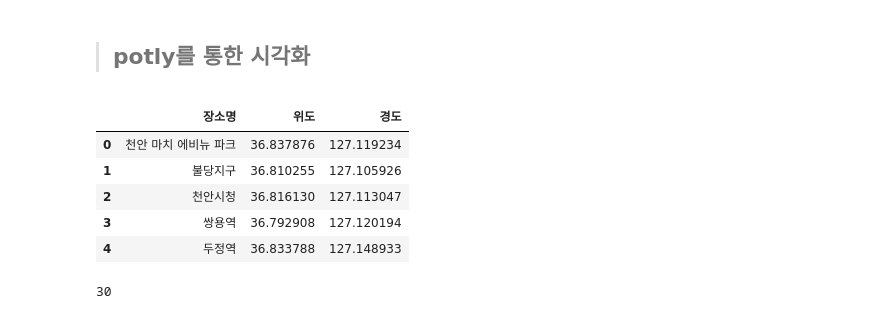
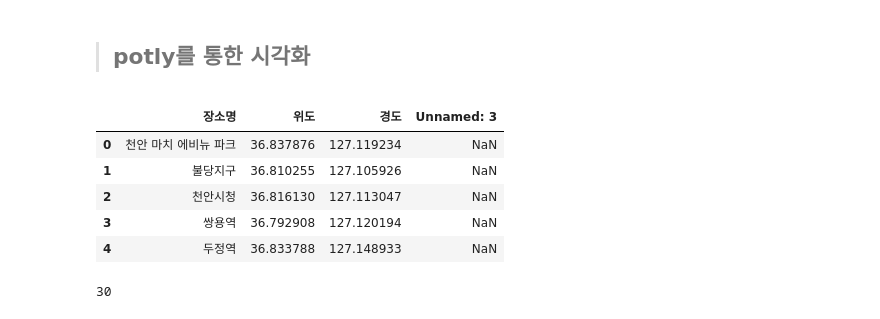
Before and after one commit to LGHelloVisionProj/Data_Visualization, a Jupyter notebook: Final/정리_Final_window.ipynb, the cells around one changed output. Drawn from its saved outputs; the diff is of its cells as text; code cells hidden in the pictures.

```diff
--- a/Final/정리_Final_window.ipynb
+++ b/Final/정리_Final_window.ipynb
@@ -1485,15 +1420,16 @@ data_cp['default_marker_size'] = 100
 
 # df = data_bus_station_merge.copy()
 # %%
-ground_truth = pd.read_csv('./천안시예상정류장설치장소CSV.csv')
+# 천안시의 자전거 정류소와 비교해볼 천안시 자전거 정류장 데이터 셋
+ground_truth = pd.read_csv('./천안시예상정류장설치장소CSV.csv',encoding='cp949')
 ground_truth.head()
 # %% [output]
-|  | 장소명 | 위도 | 경도 |
-| 0 | 천안 마치 에비뉴 파크 | 36.837876 | 127.119234 |
-| 1 | 불당지구 | 36.810255 | 127.105926 |
-| 2 | 천안시청 | 36.816130 | 127.113047 |
-| 3 | 쌍용역 | 36.792908 | 127.120194 |
-| 4 | 두정역 | 36.833788 | 127.148933 |
+|  | 장소명 | 위도 | 경도 | Unnamed: 3 |
+| 0 | 천안 마치 에비뉴 파크 | 36.837876 | 127.119234 | NaN |
+| 1 | 불당지구 | 36.810255 | 127.105926 | NaN |
+| 2 | 천안시청 | 36.816130 | 127.113047 | NaN |
+| 3 | 쌍용역 | 36.792908 | 127.120194 | NaN |
+| 4 | 두정역 | 36.833788 | 127.148933 | NaN |
 # %%
 # data_cp['blue'] ='blue'
 # %%
```
Also changed, not shown: parts of 37 cells of this notebook.
